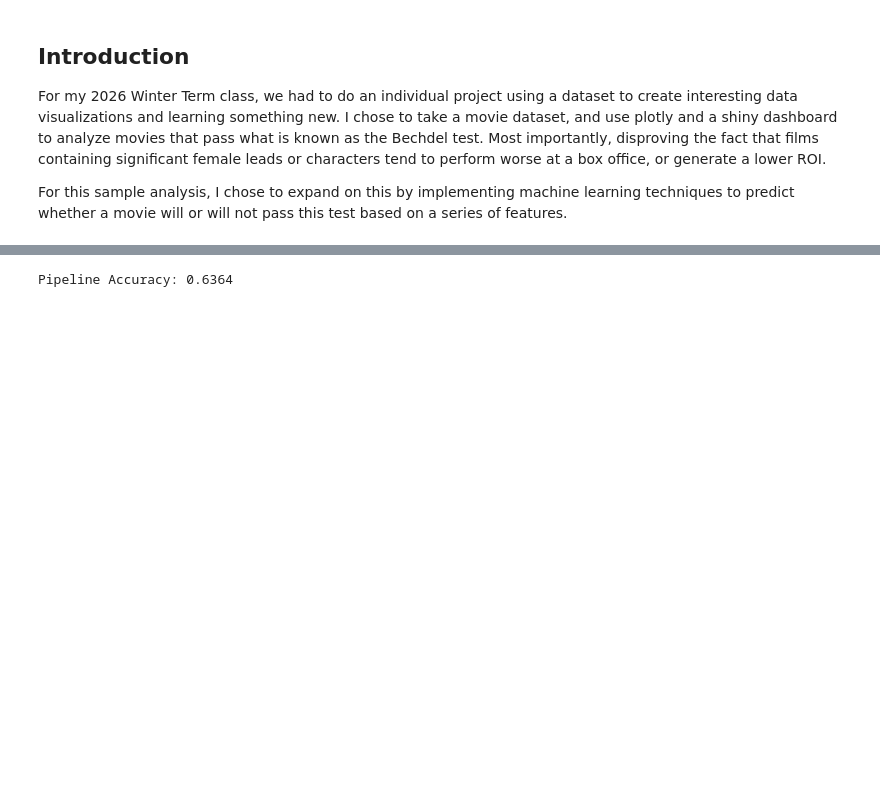
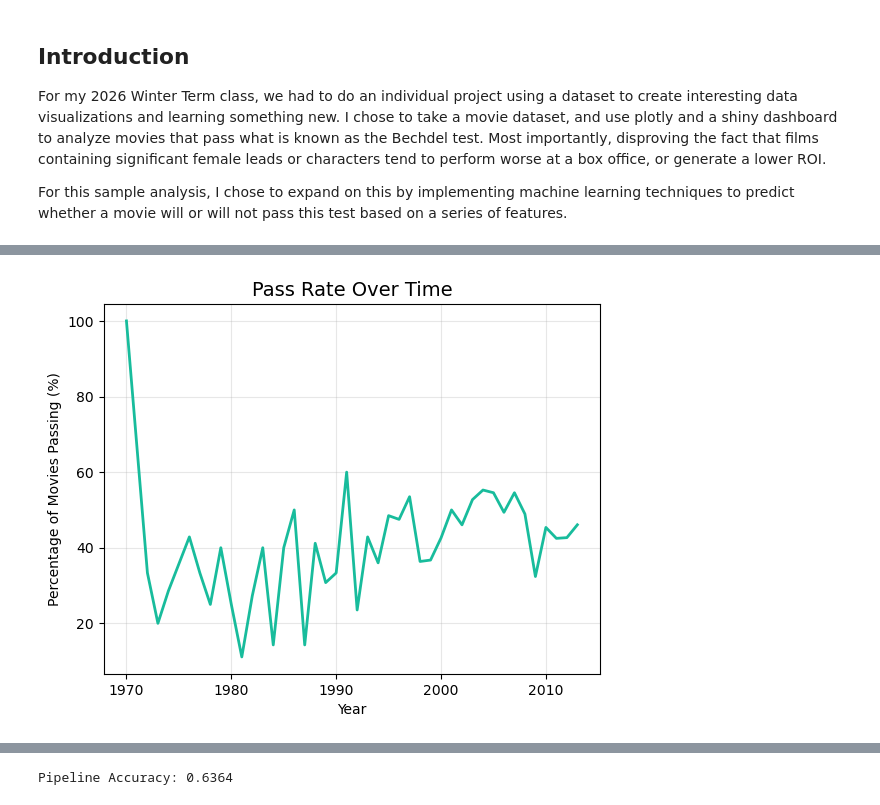
Before and after one commit to hannahlm21/hannahmills-website, a Jupyter notebook: sampleanalysis.ipynb, the cells around one changed output, grey strips where cells are left out. Cells and saved outputs as stored; diff of their text form; code cells hidden in the pictures; blank space fills up the shorter version.

```diff
--- a/sampleanalysis.ipynb
+++ b/sampleanalysis.ipynb
@@ -52,0 +67,11 @@ movies_clean['target'] = movies_clean['binary'].map({'PASS': 1, 'FAIL': 0})
+# %%
+trend_df = movies_clean.groupby('year')['binary'].value_counts(normalize=True).unstack().reset_index()
+trend_df['pass_percentage'] = trend_df['PASS'] * 100
+
+sns.lineplot(data=trend_df, x='year', y='pass_percentage', color='#18bc9c', linewidth=2)
+plt.title('Pass Rate Over Time', fontsize=14)
+plt.ylabel('Percentage of Movies Passing (%)')
+plt.xlabel('Year')
+plt.grid(alpha=0.3)
+# %% [output]
+[figure, added]
```
Also changed, not shown: parts of 6 cells of this notebook.
